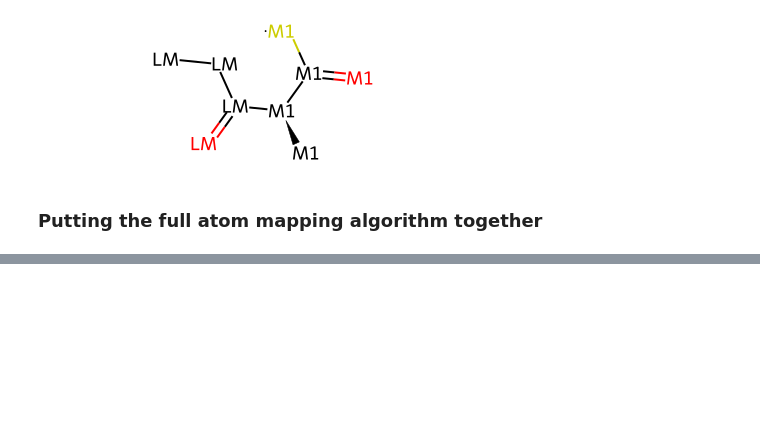
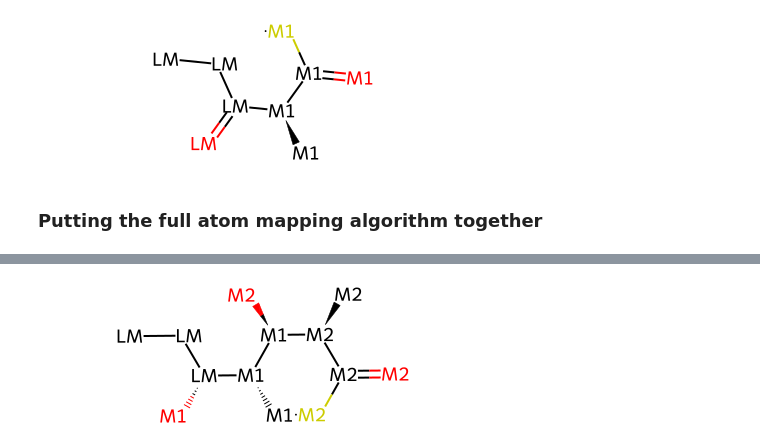
Before and after one commit to yashchainani21/RetroTideV2, a Jupyter notebook: notebooks/nb_02_PKS_atom_mapping.ipynb, the cells around one changed output, grey strips where cells are left out. Saved outputs shown, nothing was run; the diff lists cells and outputs as text; code cells hidden in the pictures; blank space fills up the shorter version.

```diff
--- a/notebooks/nb_02_PKS_atom_mapping.ipynb
+++ b/notebooks/nb_02_PKS_atom_mapping.ipynb
@@ -329,0 +348,4 @@ create_atom_maps(PKS_cluster)
+# %%
+create_atom_maps(PKS_cluster)[2]
+# %% [output]
+[figure, added]
```
Also changed, not shown: parts of 10 cells of this notebook, 1 other file.
